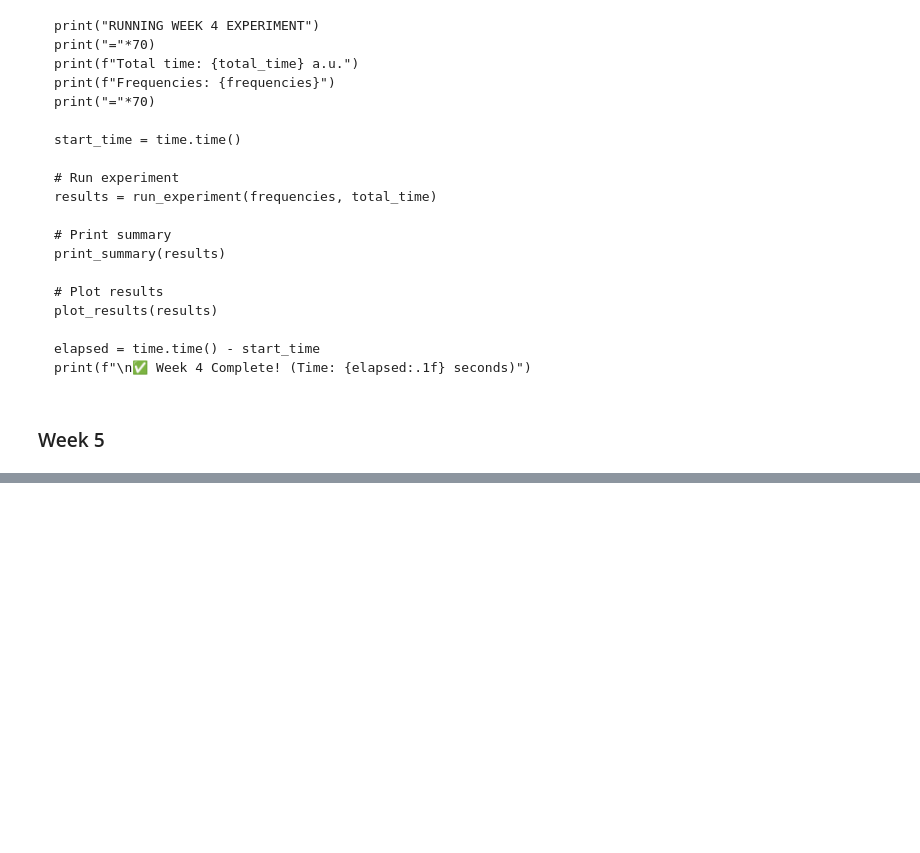
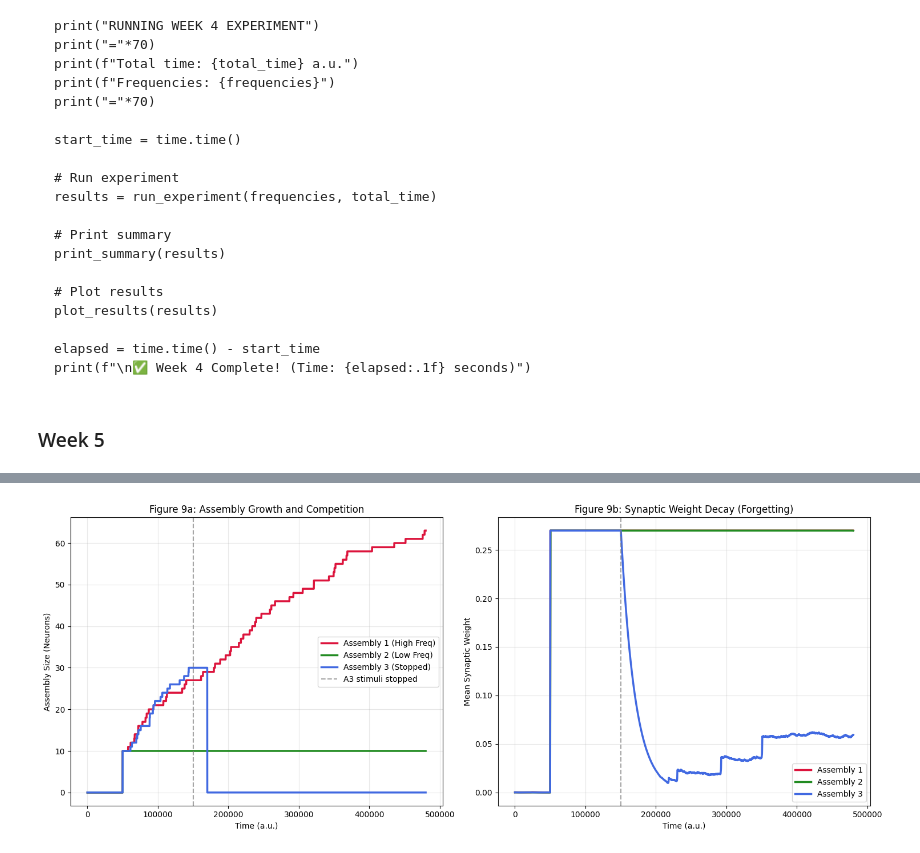
Before and after one commit to mariasagastume/dynamicattractor, a Jupyter notebook: dynamic_attractor_network_colab.ipynb, the cells around one changed output, grey strips where cells are left out. Drawn from its saved outputs; the diff is of its cells as text; code cells hidden in the pictures; blank space fills up the shorter version.

```diff
--- a/dynamic_attractor_network_colab.ipynb
+++ b/dynamic_attractor_network_colab.ipynb
@@ -941,0 +1247,4 @@ if __name__ == "__main__":
+# %%
+plot_competition_results(results_week5)
+# %% [output]
+[figure, added]
```
Also changed, not shown: parts of 8 cells of this notebook.
